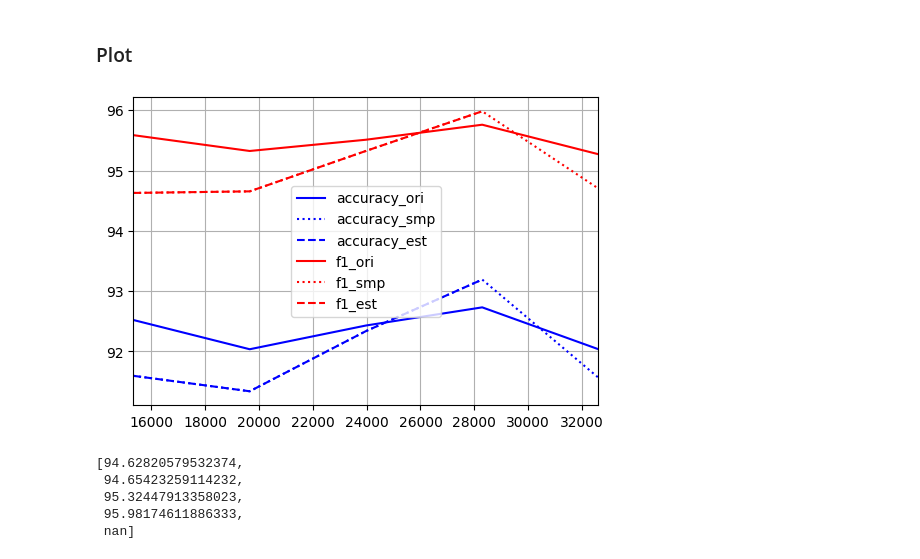
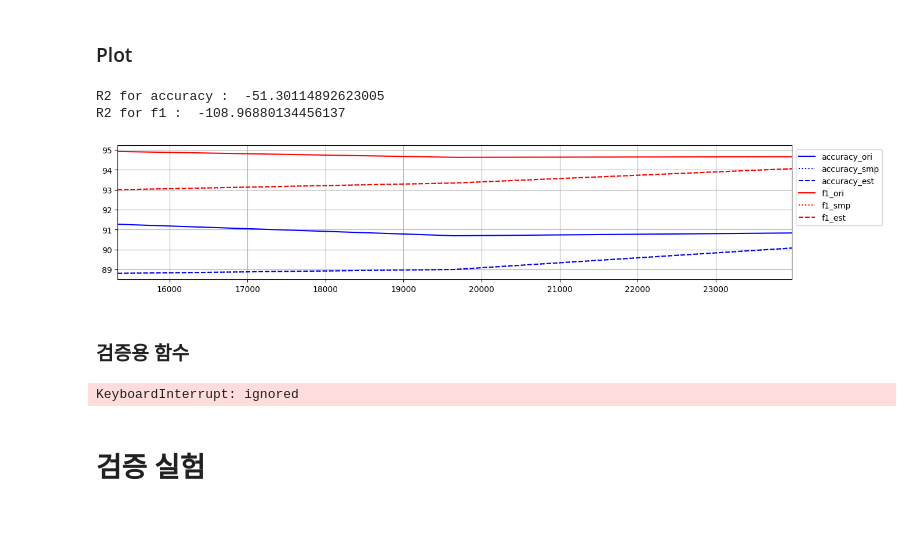
Before and after one commit to dolmani38/concept_drift, a Jupyter notebook: Sampling_testcode (1).ipynb, the cells around one changed output. Saved outputs shown, nothing was run; the diff lists cells and outputs as text; code cells hidden in the pictures; blank space fills up the shorter version.

```diff
--- a/Sampling_testcode (1).ipynb
+++ b/Sampling_testcode (1).ipynb
@@ -276,25 +276,9 @@ def FID(reference, inference, model):
 ### Preparation
 # %%
 ### READ FILES ###
-#rdir =  "./dataset/generated/classification/02"
-#df = pd.read_csv(rdir+".csv", index_col = 0)
-#infos = json.load(open(rdir+".json"))
-
-import zipfile
-
-# open zipped dataset
-with zipfile.ZipFile("/content/drive/MyDrive/Drift/drive-download-20230619T004100Z-001.zip") as z:
-   # open the csv file in the dataset
-   with z.open("02.csv") as f:
-
-      # read the dataset
-      df = pd.read_csv(f)
-
-   with z.open("02.json") as f:
-
-      # read the json
-      infos = json.load(f)
-
+rdir =  "/content/drive/MyDrive/Drift/02"
+df = pd.read_csv(rdir+".csv", index_col = 0)
+infos = json.load(open(rdir+".json"))
 
 ### Reference =split into=> train/test ###
 tcut = (3*infos["time_range"][0]+infos["drift_time"][0])/4
@@ -345,7 +329,7 @@ from tqdm import tqdm
 from time import time
 t0 = time()
 
-for live in tqdm(live_set[0:5]):
+for live in tqdm(live_set[0:3]):
     tl = time()
 
     ### 1) Agent : live의 drift value 측정
@@ -409,6 +393,7 @@ for live in tqdm(live_set[0:5]):
 
     for m in metrics:
         DB[m.__name__].append(m(model, live.drop(columns=drop_cols).values, live[ylabel].values))
-    print("%d"%np.mean(live.index.values), " : " ,"%d [sec]"%(time()-tl))
+
+    #print("%d"%np.mean(live.index.values), " : " ,"%d [sec]"%(time()-tl))
 print("Total dT : %d : %d"%(divmod(time()-t0, 60)))
 # %% [output]
@@ -426,24 +406,26 @@ from matplotlib.gridspec import GridSpec
 import matplotlib.cm as cm
 from matplotlib.colors import Normalize
 # %%
-plt.figure(figsize=(6, 4))
+from sklearn.metrics import r2_score,precision_recall_fscore_support,f1_score
+main_figsize=(15,3)
+plt.figure(figsize=main_figsize)
 color = ["b", "r" ,"k"]
 for (c, m) in zip(color, metrics):
     name = m.__name__
     plt.plot(DB["time"], DB[name], label=name+'_ori', color=c)
     plt.plot(DB["time"], DB[name+"_smp"], label=name+"_smp", color=c, linestyle=":")
     plt.plot(DB["time"], DB[name+"_est"], label=name+"_est", color=c, linestyle="--")
+
+    r2 = r2_score(DB[name],DB[name+"_est"])
+    print(f'R2 for {name} : ', r2)
+
 plt.xlim(min(DB["time"]), max(DB["time"]))
 plt.grid()
-plt.legend(loc='best')
+plt.legend(bbox_to_anchor=(1.0, 1.0))
 plt.show()
 # %% [output]
+R2 for accuracy :  -51.30114892623005
+R2 for f1 :  -108.96880134456137
-[figure, old version]
+[figure, new version]
-# %%
-DB[name+"_est"]
-# %% [output]
-[94.62820579532374,
- 94.65423259114232,
- 95.32447913358023,
- 95.98174611886333,
- nan]
+# %% [markdown]
+### 검증용 함수
@@ -449,0 +534,6 @@ DB[name+"_est"]
+# %%
+PPM_Test(model,df_train,df_test,ylabel,live_set,target_cols,drop_cols)
+# %% [output]
+KeyboardInterrupt: ignored
+# %% [markdown]
+# 검증 실험
```
Also changed, not shown: parts of 25 cells of this notebook.
